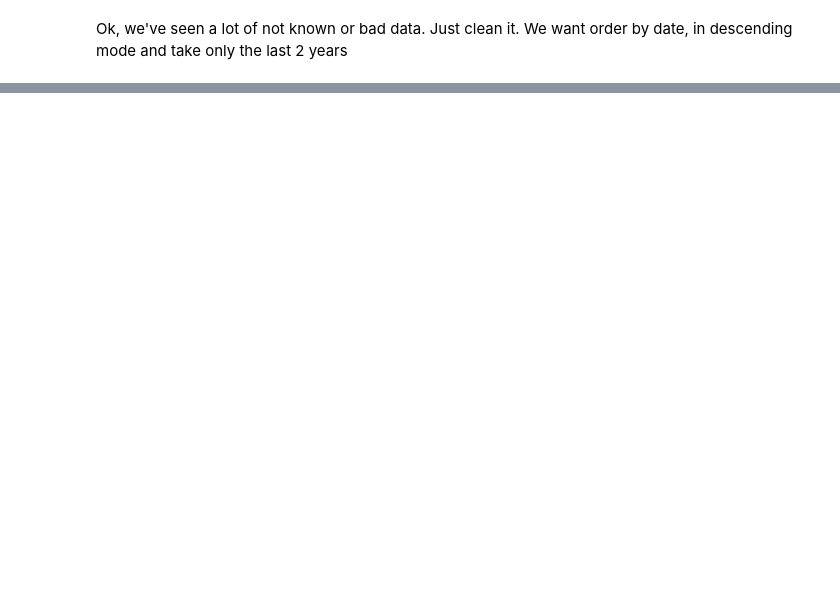
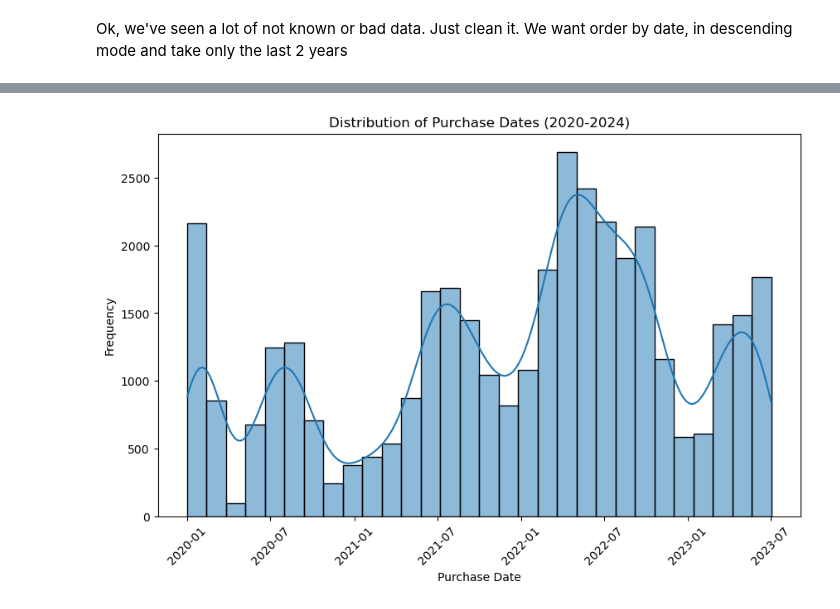
Before and after one commit to CCT-Dublin/capstone-project-feb-2024-pt-giorgiozoppi, a Jupyter notebook: DataExplationAndModel.ipynb, the cells around one changed output, grey strips where cells are left out. Drawn from its saved outputs; the diff is of its cells as text; code cells hidden in the pictures; blank space fills up the shorter version.

```diff
--- a/DataExplationAndModel.ipynb
+++ b/DataExplationAndModel.ipynb
@@ -123,0 +239,3 @@ filtered_df.head()
+# %%
+sorted_bookings_df['BookingChannel'] = sorted_bookings_df['BookingChannel'].fillna('Unknown')
+sorted_bookings_df.head()
@@ -123,0 +251,18 @@ filtered_df.head()
+# %%
+start_date = '2020-01-01'
+end_date = '2024-02-28'
+sorted_bookings_df.head()
+datetime_columns = ['Arrival', 'Departure', 'PurchaseDate', 'LastModified']
+for col in datetime_columns:
+    sorted_bookings_df[col] = pd.to_datetime(sorted_bookings_df[col])
+hb_dataset = sorted_bookings_df[(sorted_bookings_df['Arrival'] >= start_date) & (sorted_bookings_df['Arrival'] <= end_date)]
+# Check if any row in any column is NaN
+has_nan = hb_dataset.isna().any().any()
+print(f"Does the DataFrame contain any NaN values? {has_nan}")
+if has_nan:
+# Display rows with any NaN values
+    rows_with_nan = hb_dataset[hb_dataset.isna().any(axis=1)]
+    print("Rows with NaN values:")
+    rows_with_nan.head()
+else:
+    print('The dataset is ready some descriptivre statistics')
@@ -123,0 +320,15 @@ filtered_df.head()
+# %%
+start_date = '2020-01-01'
+end_date = '2024-12-31'
+filtered_df = hb_dataset[(hb_dataset['PurchaseDate'] >= start_date) & (hb_dataset['PurchaseDate'] <= end_date)]
+
+# Plot the distribution of purchase dates using Seaborn
+plt.figure(figsize=(10, 6))
+sns.histplot(filtered_df['PurchaseDate'], kde=True, bins=30)
+plt.xlabel('Purchase Date')
+plt.ylabel('Frequency')
+plt.title('Distribution of Purchase Dates (2020-2024)')
+plt.xticks(rotation=45)
+plt.show()
+# %% [output]
+[figure, added]
```
Also changed, not shown: parts of 29 cells of this notebook.
